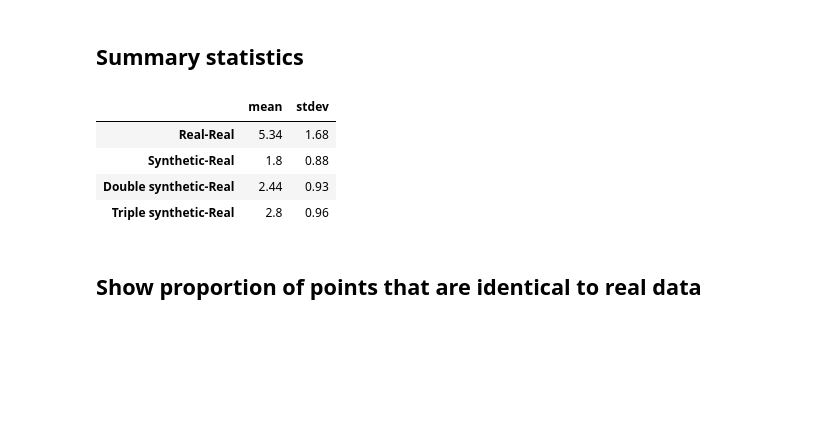
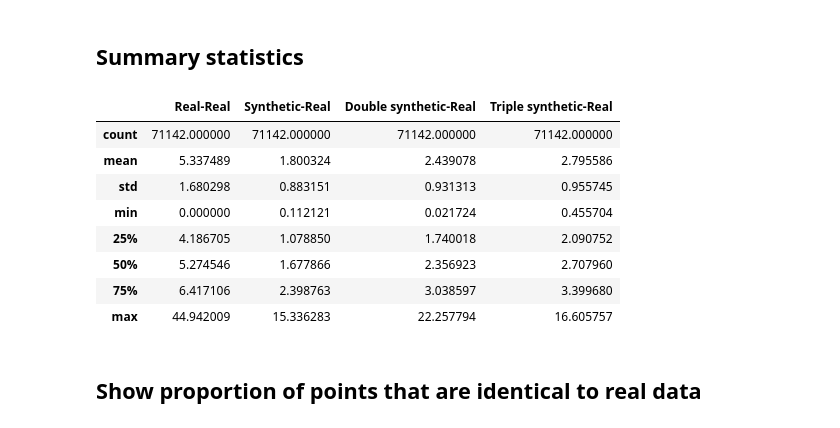
Before and after one commit to samuel-book/samuel-2, a Jupyter notebook: synthetic_data_demo/02c_compare_distances_to_real_data.ipynb, the cells around one changed output. Cells and saved outputs as stored; diff of their text form; code cells hidden in the pictures; blank space fills up the shorter version.

Commit message:
Update synthetic data comparison

```diff
--- a/synthetic_data_demo/02c_compare_distances_to_real_data.ipynb
+++ b/synthetic_data_demo/02c_compare_distances_to_real_data.ipynb
@@ -157,30 +157,25 @@ plt.show()
 # %% [markdown]
 ## Summary statistics
 # %%
-summary = pd.DataFrame(columns=[
-    'Real-Real', 'Synthetic-Real', 'Double synthetic-Real',
-    'Triple synthetic-Real'], index=['mean', 'stdev'])
+statistics = pd.DataFrame()
+statistics['Real-Real'] = pd.DataFrame(dist_real_real).describe()
+statistics['Synthetic-Real'] = pd.DataFrame(dist_synthetic_real).describe()
+statistics['Double synthetic-Real'] = \
+    pd.DataFrame(dist_synthetic_double_real).describe()
+statistics['Triple synthetic-Real'] = \
+    pd.DataFrame(dist_synthetic_triple_real).describe()
 
-summary['Real-Real']['mean'] = dist_real_real.mean().round(2)
-summary['Real-Real']['stdev'] = dist_real_real.std().round(2)
-summary['Synthetic-Real']['mean'] = dist_synthetic_real.mean().round(2)
-summary['Synthetic-Real']['stdev'] = dist_synthetic_real.std().round(2)
-summary['Double synthetic-Real']['mean'] = \
-    dist_synthetic_double_real.mean().round(2)
-summary['Double synthetic-Real']['stdev'] = \
-    dist_synthetic_double_real.std().round(2)
-summary['Triple synthetic-Real']['mean'] = \
-    dist_synthetic_triple_real.mean().round(2)
-summary['Triple synthetic-Real']['stdev'] = \
-    dist_synthetic_triple_real.std().round(2)
-
-summary.T
+statistics
 # %% [output]
-|  | mean | stdev |
-| Real-Real | 5.34 | 1.68 |
-| Synthetic-Real | 1.8 | 0.88 |
-| Double synthetic-Real | 2.44 | 0.93 |
-| Triple synthetic-Real | 2.8 | 0.96 |
+|  | Real-Real | Synthetic-Real | Double synthetic-Real | Triple synthetic-Real |
+| count | 71142.000000 | 71142.000000 | 71142.000000 | 71142.000000 |
+| mean | 5.337489 | 1.800324 | 2.439078 | 2.795586 |
+| std | 1.680298 | 0.883151 | 0.931313 | 0.955745 |
+| min | 0.000000 | 0.112121 | 0.021724 | 0.455704 |
+| 25% | 4.186705 | 1.078850 | 1.740018 | 2.090752 |
+| 50% | 5.274546 | 1.677866 | 2.356923 | 2.707960 |
+| 75% | 6.417106 | 2.398763 | 3.038597 | 3.399680 |
+| max | 44.942009 | 15.336283 | 22.257794 | 16.605757 |
 # %% [markdown]
 ## Show proportion of points that are identical to real data
 # %%
```
Also changed, not shown: parts of 2 cells of this notebook.
